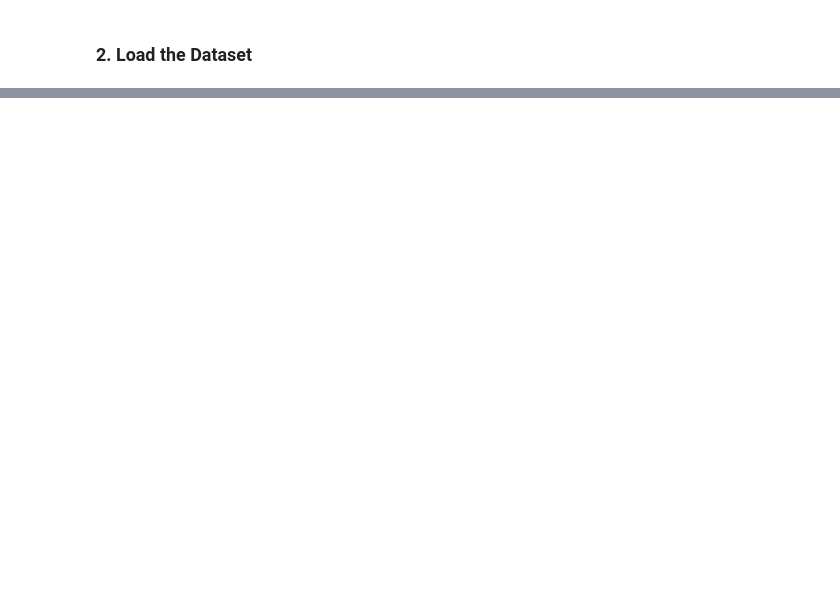
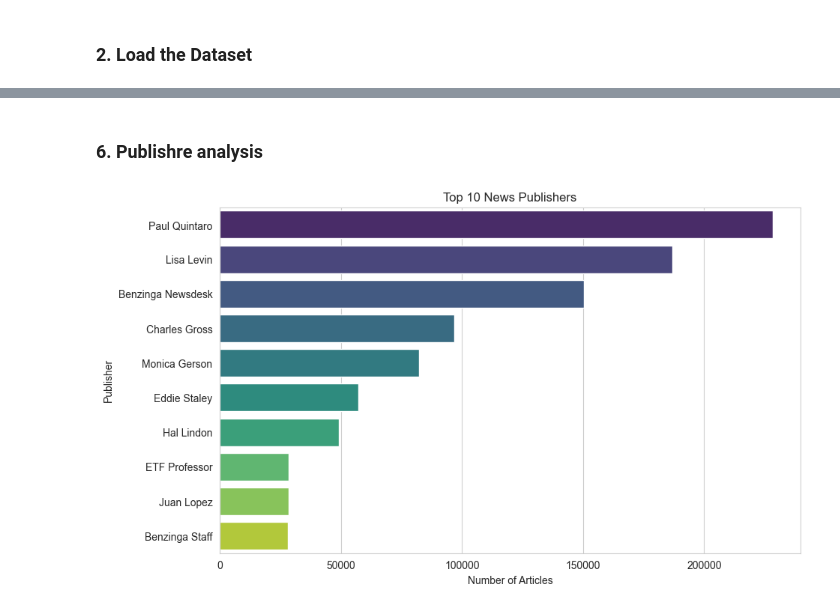
Before and after one commit to Becky-Chala/aim-week1-challenge, a Jupyter notebook: notebooks/eda.ipynb, the cells around one changed output, grey strips where cells are left out. Cells and saved outputs as stored; diff of their text form; code cells hidden in the pictures; blank space fills up the shorter version.

```diff
--- a/notebooks/eda.ipynb
+++ b/notebooks/eda.ipynb
@@ -186,0 +70,12 @@ plt.show()
+# %% [markdown]
+### 6. Publishre analysis
+# %%
+top_publishers = df['publisher'].value_counts().head(10)
+plt.figure(figsize=(10, 6))
+sns.barplot(x=top_publishers.values, y=top_publishers.index, palette='viridis')
+plt.title('Top 10 News Publishers')
+plt.xlabel('Number of Articles')
+plt.ylabel('Publisher')
+plt.show()
+# %% [output]
+[figure, added]
```
Also changed, not shown: parts of 34 cells of this notebook.
